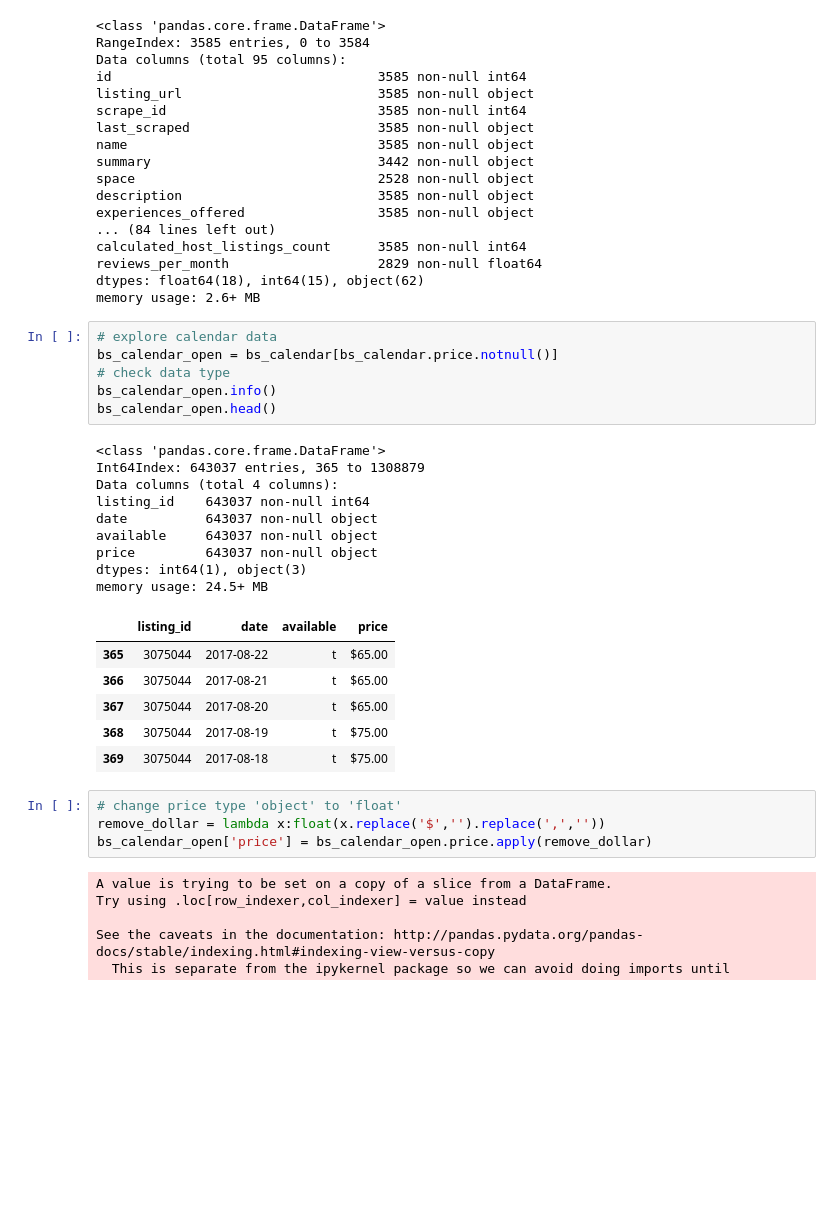
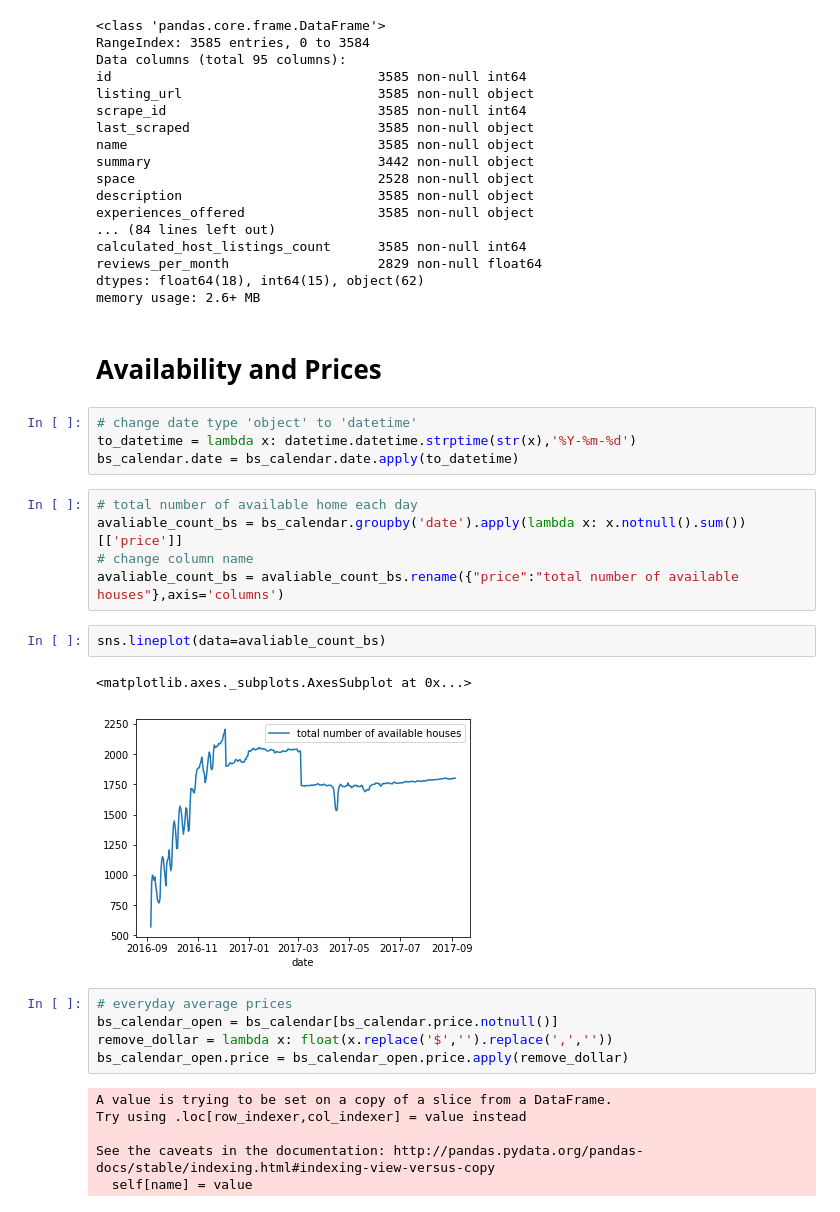
Before and after one commit to haataa/airbnb_finding, a Jupyter notebook: airbnb_findding.ipynb, the cells around one changed output. Cells and saved outputs as stored; diff of their text form; blank space fills up the shorter version.

Commit message:
add Availability and Prices House number increase pattern

```diff
--- a/airbnb_findding.ipynb
+++ b/airbnb_findding.ipynb
@@ -60,35 +61,30 @@ calculated_host_listings_count      3585 non-null int64
 reviews_per_month                   2829 non-null float64
 dtypes: float64(18), int64(15), object(62)
 memory usage: 2.6+ MB
-# %%
-# explore calendar data
-bs_calendar_open = bs_calendar[bs_calendar.price.notnull()]
-# check data type
-bs_calendar_open.info()
-bs_calendar_open.head()
-# %% [output]
-<class 'pandas.core.frame.DataFrame'>
-Int64Index: 643037 entries, 365 to 1308879
-Data columns (total 4 columns):
-listing_id    643037 non-null int64
-date          643037 non-null object
-available     643037 non-null object
-price         643037 non-null object
-dtypes: int64(1), object(3)
-memory usage: 24.5+ MB
-|  | listing_id | date | available | price |
-| 365 | 3075044 | 2017-08-22 | t | $65.00 |
-| 366 | 3075044 | 2017-08-21 | t | $65.00 |
-| 367 | 3075044 | 2017-08-20 | t | $65.00 |
-| 368 | 3075044 | 2017-08-19 | t | $75.00 |
-| 369 | 3075044 | 2017-08-18 | t | $75.00 |
+# %% [markdown]
+# Availability and Prices
+# %%
+# change date type 'object' to 'datetime'
+to_datetime = lambda x: datetime.datetime.strptime(str(x),'%Y-%m-%d')
+bs_calendar.date = bs_calendar.date.apply(to_datetime)
+# %%
+# total number of available home each day
+avaliable_count_bs = bs_calendar.groupby('date').apply(lambda x: x.notnull().sum())[['price']]
+# change column name
+avaliable_count_bs = avaliable_count_bs.rename({"price":"total number of available houses"},axis='columns')
+# %%
+sns.lineplot(data=avaliable_count_bs)
+# %% [output]
+<matplotlib.axes._subplots.AxesSubplot at 0x...>
+[figure, added]
 # %%
-# change price type 'object' to 'float'
-remove_dollar = lambda x:float(x.replace('$','').replace(',',''))
-bs_calendar_open['price'] = bs_calendar_open.price.apply(remove_dollar)
+# everyday average prices
+bs_calendar_open = bs_calendar[bs_calendar.price.notnull()]
+remove_dollar = lambda x: float(x.replace('$','').replace(',',''))
+bs_calendar_open.price = bs_calendar_open.price.apply(remove_dollar)
 # %% [output]
 A value is trying to be set on a copy of a slice from a DataFrame.
 Try using .loc[row_indexer,col_indexer] = value instead
 
 See the caveats in the documentation: http://pandas.pydata.org/pandas-docs/stable/indexing.html#indexing-view-versus-copy
-  This is separate from the ipykernel package so we can avoid doing imports until
+  self[name] = value
```
Also changed, not shown: parts of 18 cells of this notebook.
